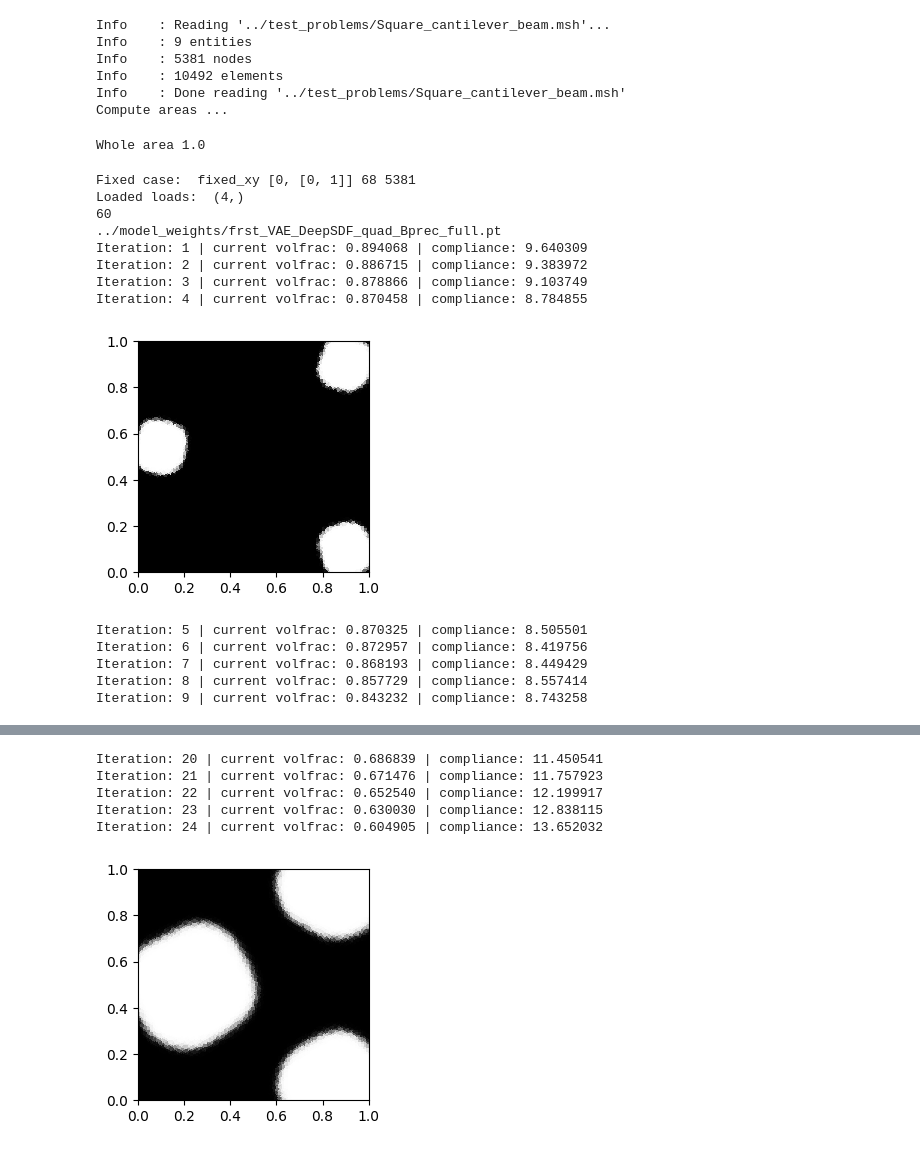
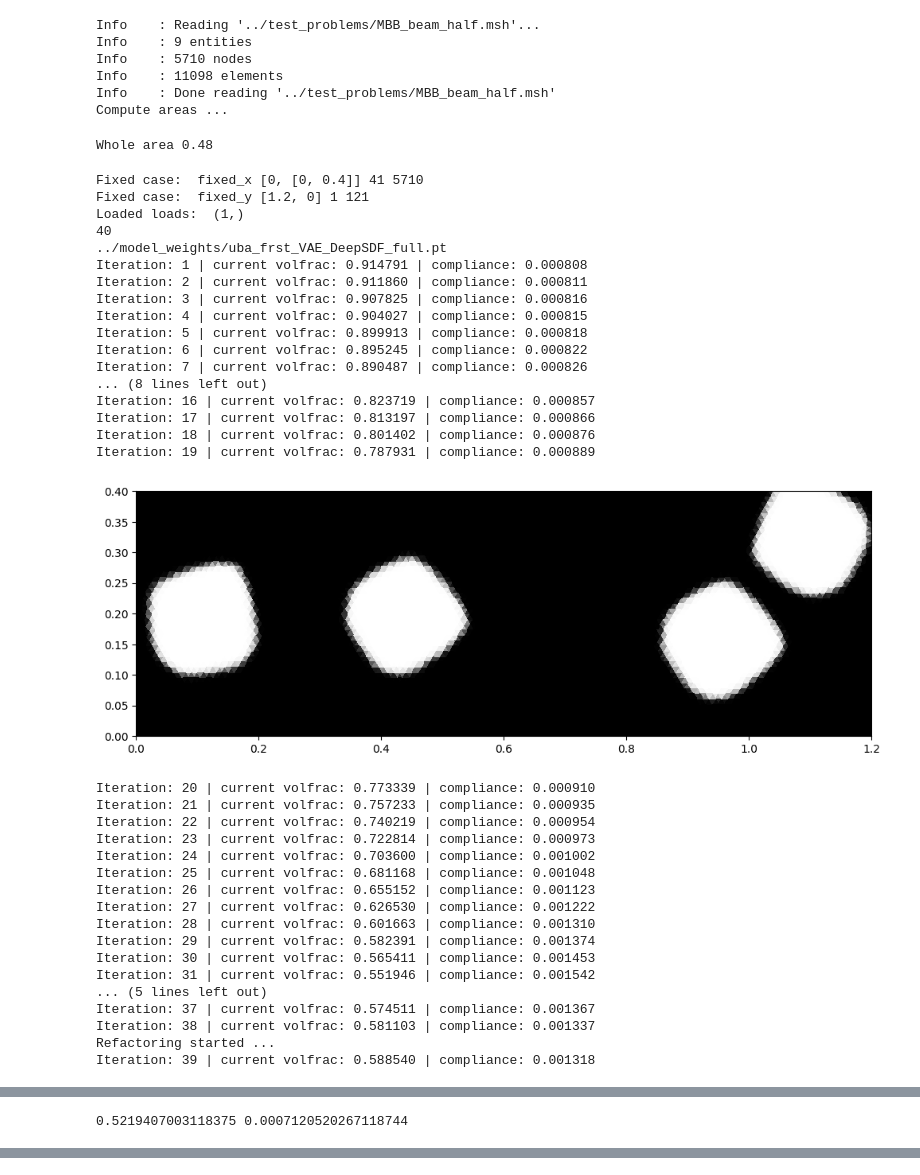
Before and after one commit to Alexander19970212/NHSDF-TOp, a Jupyter notebook: NN_TopOpt/NHSDF_examples.ipynb, the cells around one changed output, grey strips where cells are left out. Cells and saved outputs as stored; diff of their text form; code cells hidden in the pictures.

Commit message:
[ADD] weight robustness

```diff
--- a/NN_TopOpt/NHSDF_examples.ipynb
+++ b/NN_TopOpt/NHSDF_examples.ipynb
@@ -19,8 +19,9 @@ methods = {
 import torch
 torch.cuda.empty_cache()
 
+dataset_type = "tripple"
 # dataset_type = "quadrangle"
-dataset_type = "triangle"
+# dataset_type = "triangle"
 root_dir = "../src/model_comparison/NHSDF"
 
 # select the experiment directory
@@ -32,56 +33,77 @@ elif dataset_type == "quadrangle":
     experiment_dir = "../configs/NN_top_optimization/FM_NN_Heaviside/VAE_DeepSDF_quad"
     root_dir += "_quad"
 elif dataset_type == "triangle":
-    experiment_dir = "../configs/NN_top_optimization/FM_NN_Heaviside/VAE_DeepSDF_triangl"
-    root_dir += "_triangl"
+    experiment_dir = "../configs/NN_top_optimization/FM_NN_Heaviside/VAE_DeepSDF_triangle"
+    root_dir += "_triangle"
 
 
 # config_name = "MBB_beam_half_fm_ae_hv" #
 # config_name = "Cant_beam_half_fm_ae_hv"
 # config_name = "Cant_beam_distrL_fm_ae_hv"
 # config_name = "Brecket_fm_ae_hv"
 
 
 config_name = "MBB_beam_half" #
 # config_name = "Cant_beam"
 # config_name = "Cant_beam_distrL"
 # config_name = "Brecket"
 
 # config_name = "Square_beam"
 # config_name = "Square_beam_distrL"
 # config_name = "Square_cantilever_beam"
 
 config_path = f"{experiment_dir}/{config_name}.yaml"
 
 with open(config_path, 'r') as file:
     config = yaml.safe_load(file)
 
 params = config['params']
-# params['refactoring_markers'] = list(range(38, 80, 5))
-params['refactoring_markers'] = []
+params['refactoring_markers'] = list(range(38, 80, 5))
+# params['refactoring_markers'] = []
 # params['treshold'] = 0.5
 TopOptimizer = TopOptimizer2D(methods, params)
-TopOptimizer.optimize(plot_interval=5)
+TopOptimizer.optimize(plot_interval=20)
 vf, compliance, max_stress = TopOptimizer.print_metrics()
 # %% [output]
-Info    : Reading '../test_problems/Square_cantilever_beam.msh'...
+Info    : Reading '../test_problems/MBB_beam_half.msh'...
 Info    : 9 entities
-Info    : 5381 nodes
-Info    : 10492 elements
-Info    : Done reading '../test_problems/Square_cantilever_beam.msh'
+Info    : 5710 nodes
+Info    : 11098 elements
+Info    : Done reading '../test_problems/MBB_beam_half.msh'
 Compute areas ...
-Whole area 1.0
+Whole area 0.48
-Fixed case:  fixed_xy [0, [0, 1]] 68 5381
-Loaded loads:  (4,)
-60
-../model_weights/frst_VAE_DeepSDF_quad_Bprec_full.pt
-Iteration: 1 | current volfrac: 0.894068 | compliance: 9.640309
-Iteration: 2 | current volfrac: 0.886715 | compliance: 9.383972
-Iteration: 3 | current volfrac: 0.878866 | compliance: 9.103749
-Iteration: 4 | current volfrac: 0.870458 | compliance: 8.784855
+Fixed case:  fixed_x [0, [0, 0.4]] 41 5710
+Fixed case:  fixed_y [1.2, 0] 1 121
+Loaded loads:  (1,)
+40
+../model_weights/uba_frst_VAE_DeepSDF_full.pt
+Iteration: 1 | current volfrac: 0.914791 | compliance: 0.000808
+Iteration: 2 | current volfrac: 0.911860 | compliance: 0.000811
+Iteration: 3 | current volfrac: 0.907825 | compliance: 0.000816
+Iteration: 4 | current volfrac: 0.904027 | compliance: 0.000815
+Iteration: 5 | current volfrac: 0.899913 | compliance: 0.000818
+Iteration: 6 | current volfrac: 0.895245 | compliance: 0.000822
+Iteration: 7 | current volfrac: 0.890487 | compliance: 0.000826
+... (8 lines left out)
+Iteration: 16 | current volfrac: 0.823719 | compliance: 0.000857
+Iteration: 17 | current volfrac: 0.813197 | compliance: 0.000866
+Iteration: 18 | current volfrac: 0.801402 | compliance: 0.000876
+Iteration: 19 | current volfrac: 0.787931 | compliance: 0.000889
-[figure, old version]
+[figure, new version]
-Iteration: 5 | current volfrac: 0.870325 | compliance: 8.505501
-Iteration: 6 | current volfrac: 0.872957 | compliance: 8.419756
-Iteration: 7 | current volfrac: 0.868193 | compliance: 8.449429
-Iteration: 8 | current volfrac: 0.857729 | compliance: 8.557414
-Iteration: 9 | current volfrac: 0.843232 | compliance: 8.743258
+Iteration: 20 | current volfrac: 0.773339 | compliance: 0.000910
+Iteration: 21 | current volfrac: 0.757233 | compliance: 0.000935
+Iteration: 22 | current volfrac: 0.740219 | compliance: 0.000954
+Iteration: 23 | current volfrac: 0.722814 | compliance: 0.000973
+Iteration: 24 | current volfrac: 0.703600 | compliance: 0.001002
+Iteration: 25 | current volfrac: 0.681168 | compliance: 0.001048
+Iteration: 26 | current volfrac: 0.655152 | compliance: 0.001123
+Iteration: 27 | current volfrac: 0.626530 | compliance: 0.001222
+Iteration: 28 | current volfrac: 0.601663 | compliance: 0.001310
+Iteration: 29 | current volfrac: 0.582391 | compliance: 0.001374
+Iteration: 30 | current volfrac: 0.565411 | compliance: 0.001453
+Iteration: 31 | current volfrac: 0.551946 | compliance: 0.001542
+... (5 lines left out)
+Iteration: 37 | current volfrac: 0.574511 | compliance: 0.001367
+Iteration: 38 | current volfrac: 0.581103 | compliance: 0.001337
+Refactoring started ...
+Iteration: 39 | current volfrac: 0.588540 | compliance: 0.001318
@@ -99,0 +146 @@ Iteration: 19 | current volfrac: 0.699011 | compliance: 11.251640
+0.5219407003118375 0.0007120520267118744
@@ -101,6 +147,0 @@ Iteration: 19 | current volfrac: 0.699011 | compliance: 11.251640
-Iteration: 20 | current volfrac: 0.686839 | compliance: 11.450541
-Iteration: 21 | current volfrac: 0.671476 | compliance: 11.757923
-Iteration: 22 | current volfrac: 0.652540 | compliance: 12.199917
-Iteration: 23 | current volfrac: 0.630030 | compliance: 12.838115
-Iteration: 24 | current volfrac: 0.604905 | compliance: 13.652032
-[figure, removed]
```
Also changed, not shown: parts of 2 cells of this notebook, 23 other files.
